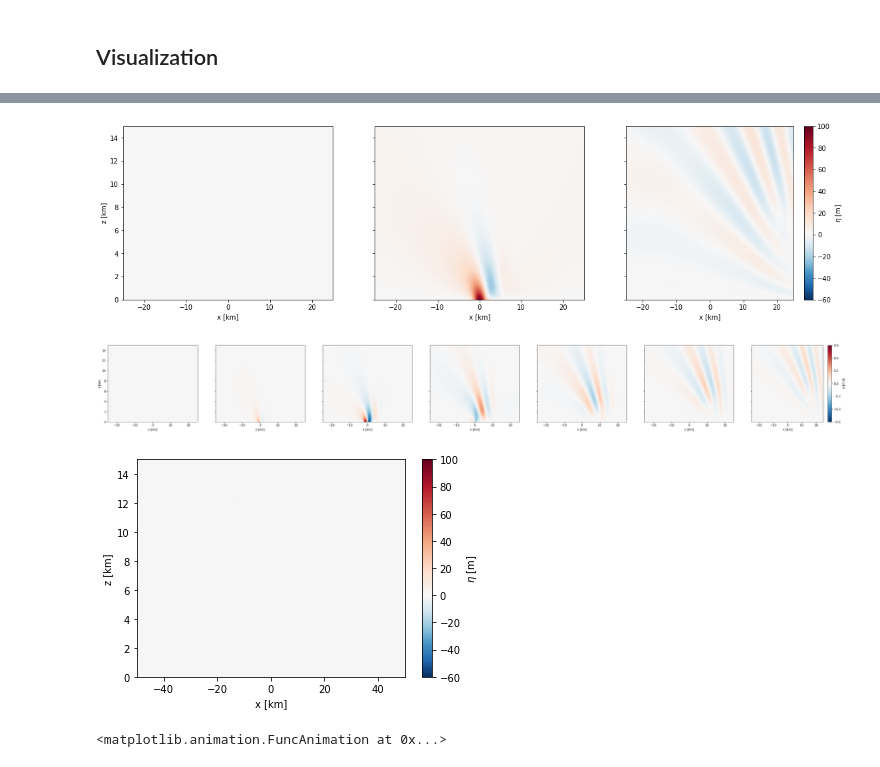
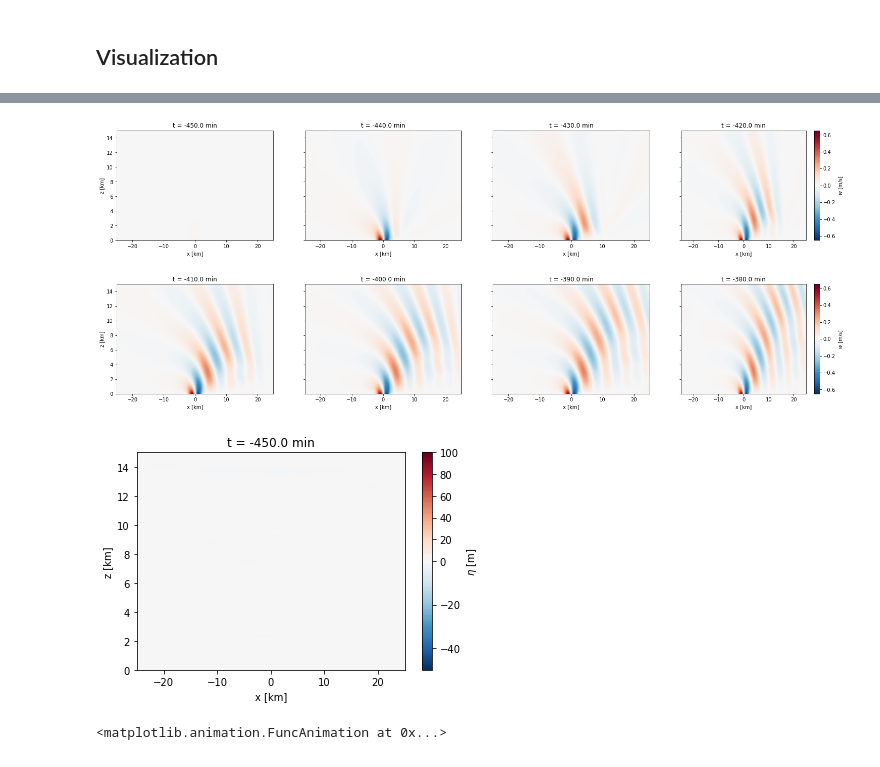
Before and after one commit to DriesAllaerts/lbow, a Jupyter notebook: notebooks/5-transient--step-function.ipynb, the cells around one changed output, grey strips where cells are left out. Drawn from its saved outputs; the diff is of its cells as text; code cells hidden in the pictures.

```diff
--- a/notebooks/5-transient--step-function.ipynb
+++ b/notebooks/5-transient--step-function.ipynb
@@ -49,10 +48,10 @@ ht = lambda t: np.exp(-(t/tau)**2/2)
 Numerical parameters
 # %%
 Lx = 100.0e3  # Length of the numerical domain [m]
-Nx = int(4e2) # Number of grid points
+Nx = 250      # Number of grid points in then horizontal direction
 # %%
 T = 60 * 3600 # Time window [s]
-Nt = 3600
+Nt = 1440     # Number of grid points in the temporal dimension
 # %% [markdown]
 Parameters for visualization
 # %%
@@ -178,38 +137,22 @@ _ = ax[1].set(xlim=[-25,25],ylim=[0,15],xlabel='x [km]',ylabel='z [km]')
-# %%
-tindices = [1750,1800,1850]#[1200,1400,1500]
-f,ax=plt.subplots(1,len(tindices),sharey=True,figsize=(6.4*len(tindices),4.8))
-
-# Plot displacement in left axis
-for axi,tindex in enumerate(tindices):
-    im=ax[axi].imshow(
-             eta[...,tindex],
-             #eta[:,tindex,:],
-             origin='lower',
-             extent=[xs[0]/1e3, xs[-1]/1e3, zs[0]/1e3, zs[-1]/1e3],
-             aspect='auto',
-             cmap='RdBu_r',
-             norm=TwoSlopeNorm(vcenter=0.,vmin=-60,vmax=100))
-    _ = ax[axi].set(xlim=[-25,25],ylim=[0,15],xlabel='x [km]')
-cbar = f.colorbar(im,ax=ax[-1],shrink=1.0,label=r'$\eta$ [m]')
-_ = ax[0].set(ylabel='z [km]')
-# %% [output]
-[figure, removed]
 # %%
-tindices = [1780,1790,1800,1810,1820,1830,1840]
-f,ax=plt.subplots(1,len(tindices),sharey=True,figsize=(6.4*len(tindices),4.8))
+tindices = [540,544,548,552,556,560,564,568]
+f,ax=plt.subplots(2,int(len(tindices)/2),sharey=True,figsize=(6.4*len(tindices)/2,9.6))
+f.subplots_adjust(hspace=0.4)
+ax = ax.ravel()
 
 # Plot displacement in left axis
 for axi,tindex in enumerate(tindices):
     im=ax[axi].imshow(
              w[...,tindex],
-             #w[:,tindex,:],
              origin='lower',
              extent=[xs[0]/1e3, xs[-1]/1e3, zs[0]/1e3, zs[-1]/1e3],
              aspect='auto',
              cmap='RdBu_r',
-             norm=TwoSlopeNorm(vcenter=0.,vmin=-0.6,vmax=0.6))
-    _ = ax[axi].set(xlim=[-25,25],ylim=[0,15],xlabel='x [km]')
+             norm=TwoSlopeNorm(vcenter=0.,vmin=-0.65,vmax=0.65))
+    _ = ax[axi].set(xlim=[-25,25],ylim=[0,15],xlabel='x [km]',title='t = {:5.1f} min'.format(ts[tindex]/60))
 cbar = f.colorbar(im,ax=ax[-1],shrink=1.0,label=r'$w$ [m/s]')
+cbar = f.colorbar(im,ax=ax[int(len(tindices)/2)-1],shrink=1.0,label=r'$w$ [m/s]')
 _ = ax[0].set(ylabel='z [km]')
+_ = ax[int(len(tindices)/2)].set(ylabel='z [km]')
 # %% [output]
-[figure, old version]
+[figure, new version]
@@ -220,23 +159,25 @@ rc('animation', html='html5')
 # %%
-tstart = 1775
-frames = range(0,200,5)
+tstart = 540
+frames = range(0,55,1)
 f, ax = plt.subplots()
 cax = ax.imshow(eta[...,tstart],
              origin='lower',
              extent=[xs[0]/1e3, xs[-1]/1e3, zs[0]/1e3, zs[-1]/1e3],
              aspect='auto',
              cmap='RdBu_r',
-             norm=TwoSlopeNorm(vcenter=0.,vmin=-60,vmax=100))
+             norm=TwoSlopeNorm(vcenter=0.,vmin=-50,vmax=100))
 cbar = f.colorbar(cax,ax=ax,shrink=1.0,label=r'$\eta$ [m]')
-_ = ax.set(xlim=[-50,50],ylim=[0,15],xlabel='x [km]',ylabel='z [km]')
+_ = ax.set(xlim=[-25,25],ylim=[0,15],xlabel='x [km]',ylabel='z [km]',
+           title='t = {:4.1f} min'.format(ts[tstart]/60))
 
 def animate(i):
-   cax.set_array(eta[...,tstart+i])
+    cax.set_array(eta[...,tstart+i])
+    _ = ax.set(title='t = {:4.1f} min'.format(ts[tstart+i]/60))
 
 anim = animation.FuncAnimation(f, animate, interval=400, frames=frames)
 # %% [output]
-[figure, old version]
+[figure, new version]
-# %%
-anim
-# %% [output]
-<matplotlib.animation.FuncAnimation at 0x...>
+# %%
+anim
+# %% [output]
+<matplotlib.animation.FuncAnimation at 0x...>
```
Also changed, not shown: parts of 24 cells of this notebook, 1 other file.
